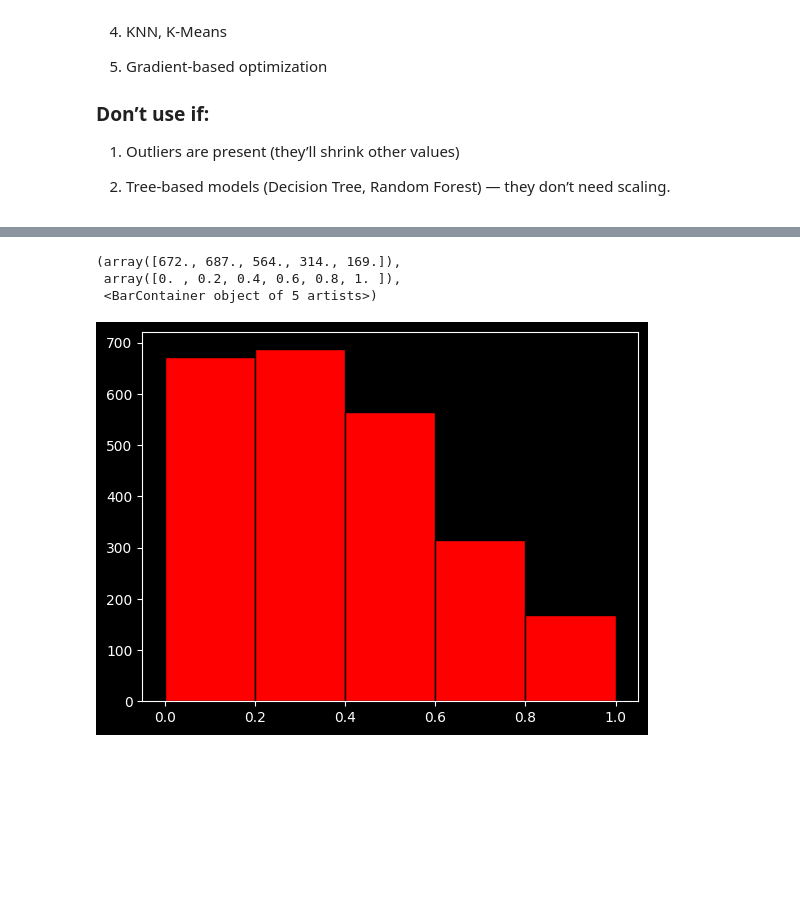
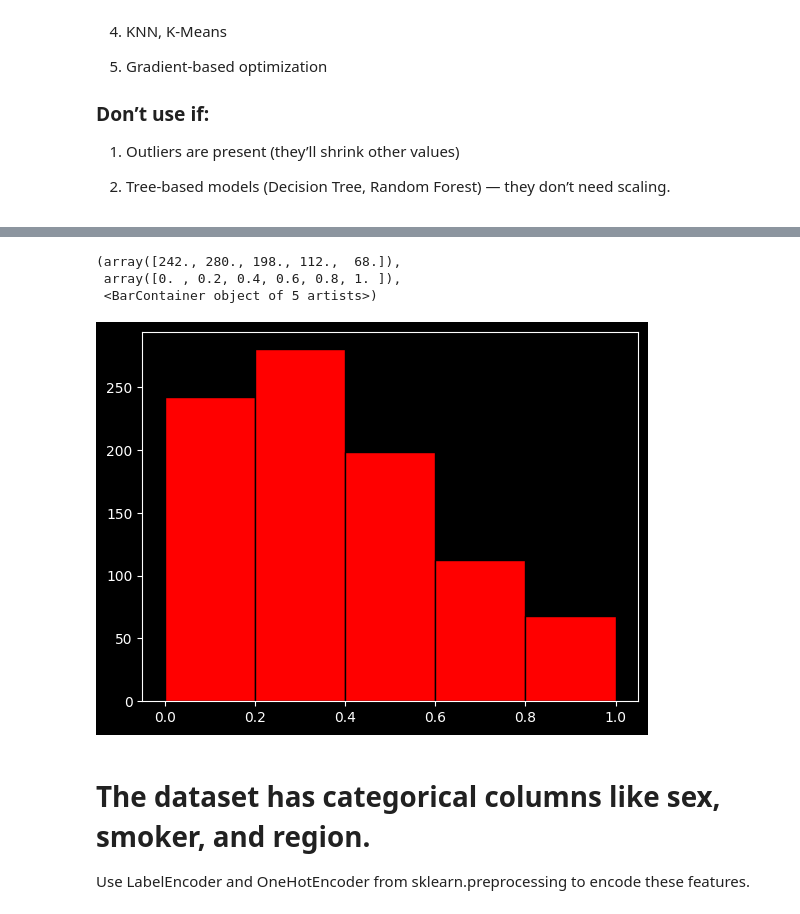
Before and after one commit to Muhammad-Bilal1605/LearningAI, a Jupyter notebook: scripts/assignment_4_scikitLearn.ipynb, the cells around one changed output, grey strips where cells are left out. Cells and saved outputs as stored; diff of their text form; code cells hidden in the pictures; blank space fills up the shorter version.

Commit message:
assignment4: changes scaling to apply directly on training

```diff
--- a/scripts/assignment_4_scikitLearn.ipynb
+++ b/scripts/assignment_4_scikitLearn.ipynb
@@ -170,4 +183,4 @@ Tree-based models
 # %%
 standardScaler=StandardScaler()
 x1=standardScaler.fit_transform(X_train[["age","bmi","children"]])
-x1=pd.DataFrame(x1,columns=["age","bmi","children"])
+X_train[["age","bmi","children"]]=pd.DataFrame(x1,columns=["age","bmi","children"])
@@ -220,5 +224,5 @@ it gives values in the 0-1 range as seen in the ouput and histogram
 # %%
 minmax=MinMaxScaler(feature_range=(0,1))
 x2=minmax.fit_transform(X_train[["age","bmi","children"]])
-x2=pd.DataFrame(x2,columns=["age","bmi","children"])
+X_train[["age","bmi","children"]]=pd.DataFrame(x2,columns=["age","bmi","children"])
 # %%
@@ -240,9 +237,10 @@ x2
 # %%
-plt.hist(x2.to_numpy().flatten(), bins=5,color="red",edgecolor="black")
+plt.hist(X_train[["age","bmi","children"]].to_numpy().flatten(), bins=5,color="red",edgecolor="black")
 # %% [output]
-(array([672., 687., 564., 314., 169.]),
+(array([242., 280., 198., 112.,  68.]),
  array([0. , 0.2, 0.4, 0.6, 0.8, 1. ]),
  <BarContainer object of 5 artists>)
-[figure, old version]
+[figure, new version]
 # %% [markdown]
-#
+# The dataset has categorical columns like sex, smoker, and region.
+Use LabelEncoder and OneHotEncoder from sklearn.preprocessing to encode these features.
```
Also changed, not shown: parts of 7 cells of this notebook.
